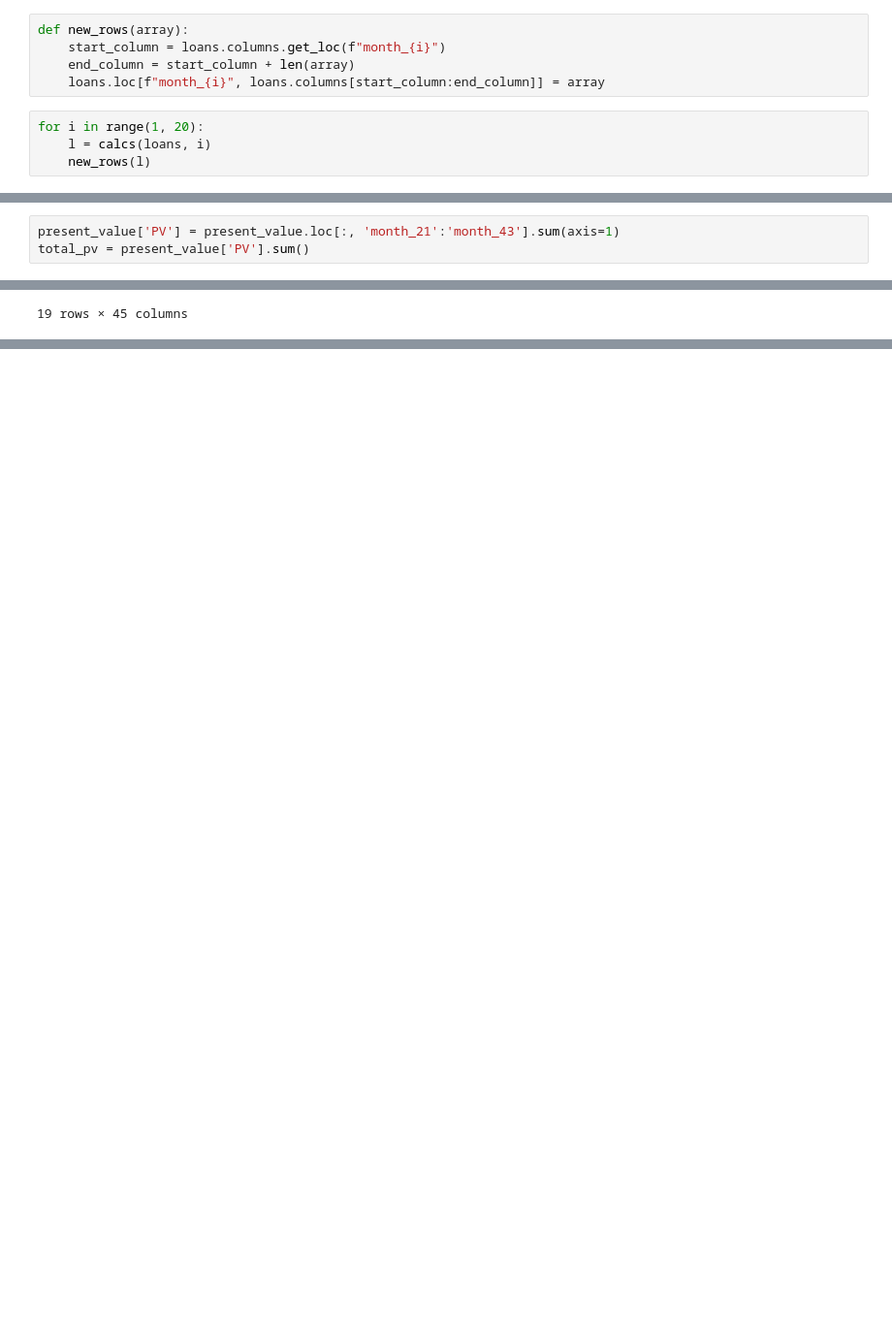
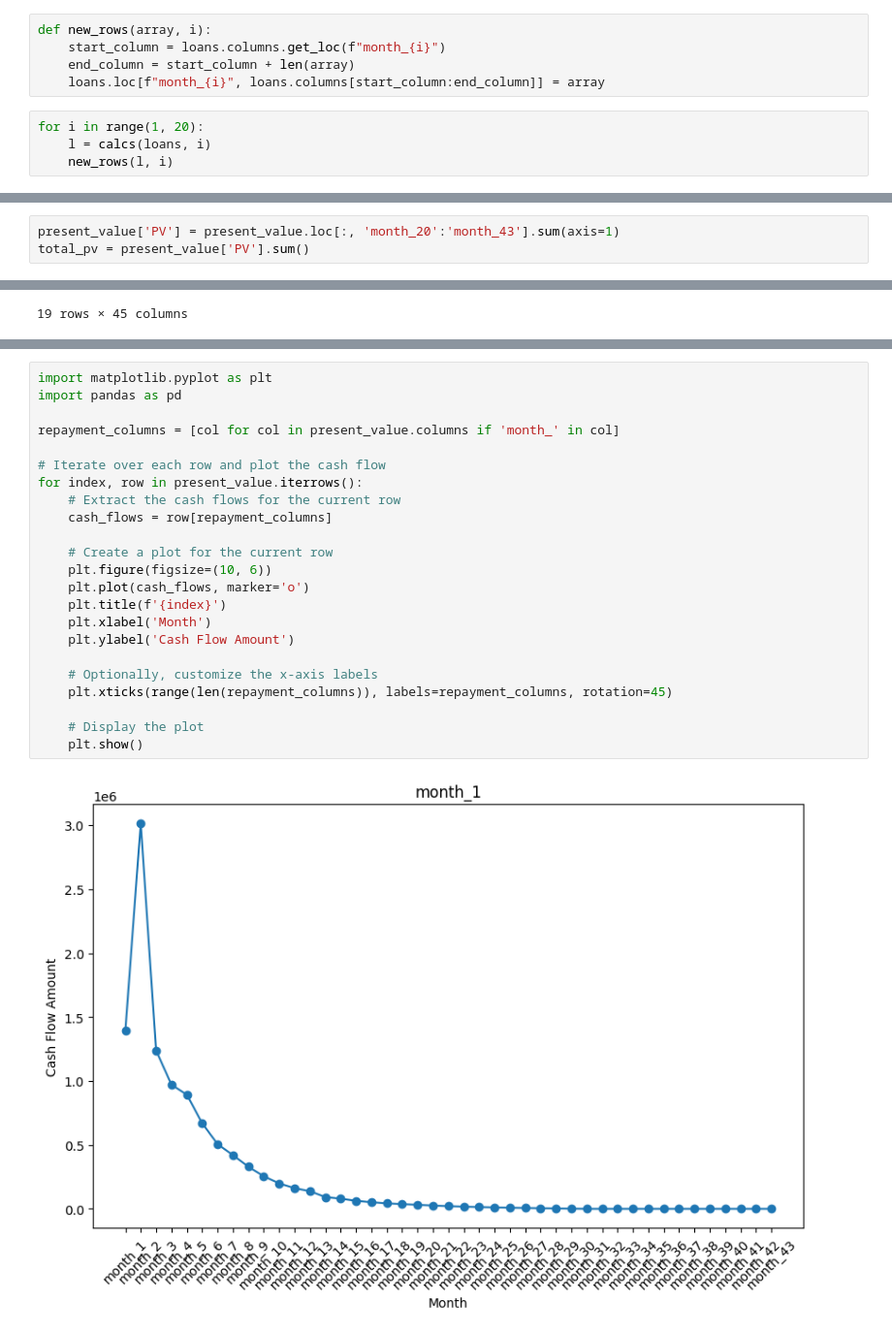
Before and after one commit to muhammadsantosa/forage_pwc_digital_intelligence, a Jupyter notebook: Task_3.ipynb, the cells around one changed output, grey strips where cells are left out. Shown at 97% size. Drawn from its saved outputs; the diff is of its cells as text; blank space fills up the shorter version.

```diff
--- a/Task_3.ipynb
+++ b/Task_3.ipynb
@@ -235,14 +235,14 @@ def calcs(df, row_number):
         previous_sum = sum(results)
     return results
 # %%
-def new_rows(array):
+def new_rows(array, i):
     start_column = loans.columns.get_loc(f"month_{i}")
     end_column = start_column + len(array)
     loans.loc[f"month_{i}", loans.columns[start_column:end_column]] = array
 # %%
 for i in range(1, 20):
     l = calcs(loans, i)
-    new_rows(l)
+    new_rows(l, i)
 # %%
 loans
 # %% [output]
@@ -367,7 +367,7 @@ present_value
 # Task 6
 - The client’s estimate of the portfolio value was CHF 84’993’122.67. How close is this to your own estimate? Compute both the absolute and relative difference. Jakob tells you that the audit team considers any difference smaller than CHF 500’000 to be acceptable given the size of the portfolio.
 # %%
-present_value['PV'] = present_value.loc[:, 'month_21':'month_43'].sum(axis=1)
+present_value['PV'] = present_value.loc[:, 'month_20':'month_43'].sum(axis=1)
 total_pv = present_value['PV'].sum()
 # %%
 total_pv
@@ -422,0 +428,25 @@ abs_diff
+# %%
+import matplotlib.pyplot as plt
+import pandas as pd
+
+repayment_columns = [col for col in present_value.columns if 'month_' in col]
+
+# Iterate over each row and plot the cash flow
+for index, row in present_value.iterrows():
+    # Extract the cash flows for the current row
+    cash_flows = row[repayment_columns]
+
+    # Create a plot for the current row
+    plt.figure(figsize=(10, 6))
+    plt.plot(cash_flows, marker='o')
+    plt.title(f'{index}')
+    plt.xlabel('Month')
+    plt.ylabel('Cash Flow Amount')
+
+    # Optionally, customize the x-axis labels
+    plt.xticks(range(len(repayment_columns)), labels=repayment_columns, rotation=45)
+
+    # Display the plot
+    plt.show()
+# %% [output]
+[figure, added]
```
Also changed, not shown: parts of 6 cells of this notebook, 1 other file.
